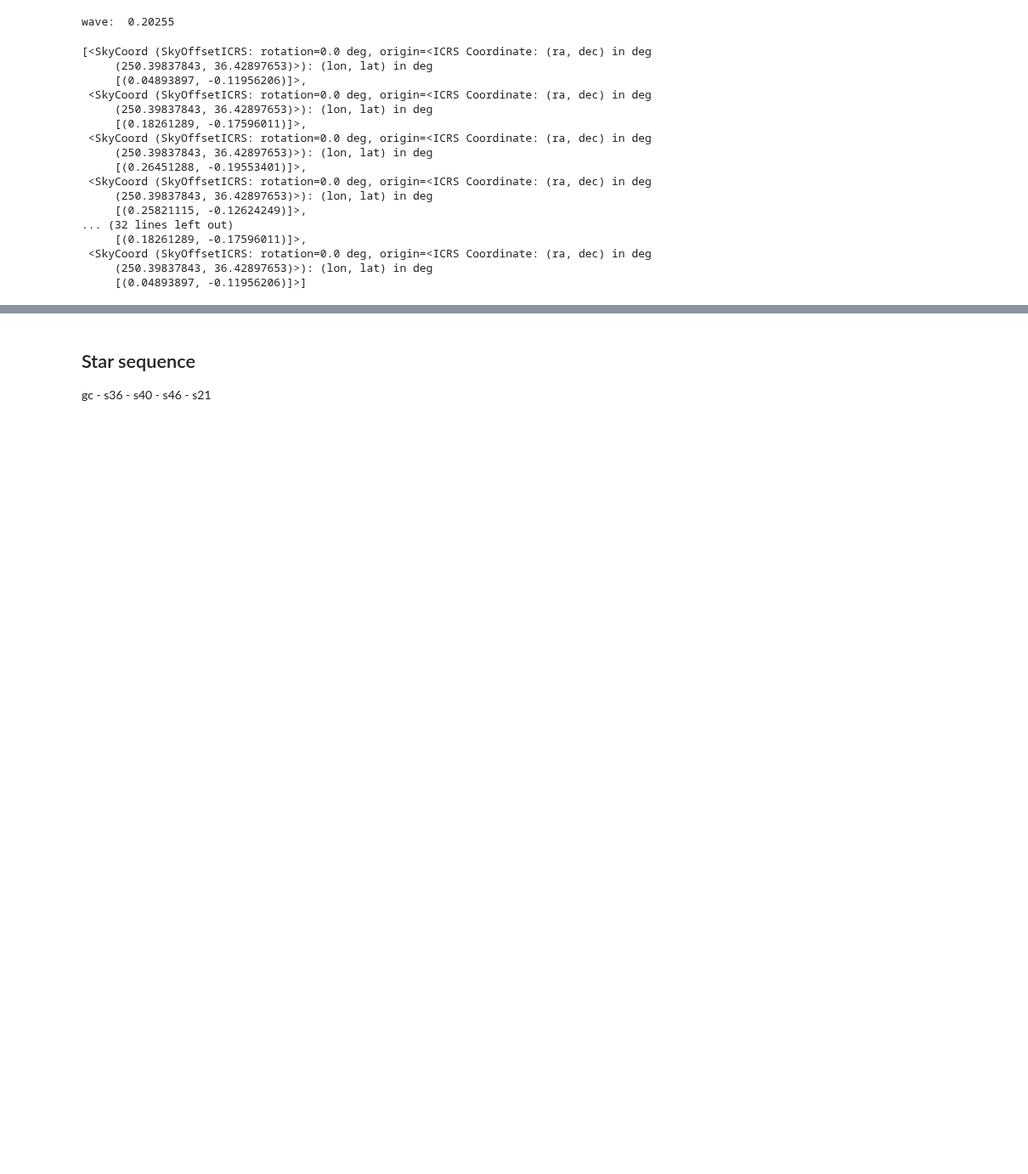
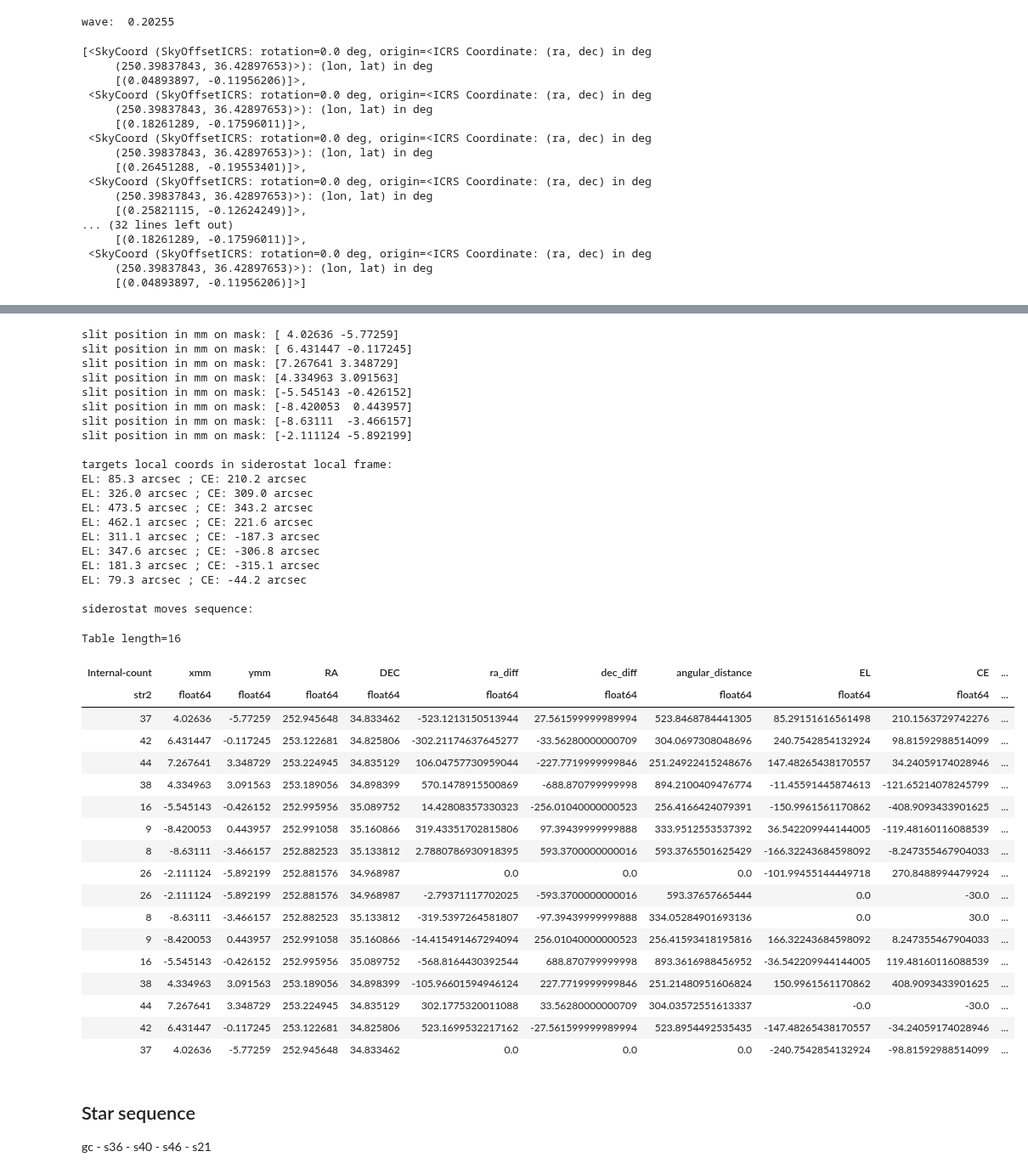
Before and after one commit to vpicouet/FireBallPipe, a Jupyter notebook: Notebook/2018/autocoll_XYcalib_180904_F2.ipynb, the cells around one changed output, grey strips where cells are left out. Shown at 85% size. Cells and saved outputs as stored; diff of their text form; code cells hidden in the pictures; blank space fills up the shorter version.

```diff
--- a/Notebook/2018/autocoll_XYcalib_180904_F2.ipynb
+++ b/Notebook/2018/autocoll_XYcalib_180904_F2.ipynb
@@ -231,3 +271,74 @@ EL: -85.3 arcsec ; CE -210.2 arcsec ; image: True
+# %%
+moves, flags, slits_coord_new = G2UVcor.compute_autocoll_moves_slits(slits, F2, hystcomp = True)
+CEg, Elg = 1.02928, 1.00379
+from astropy.table import hstack
+moves = Table.from_pandas(pd.DataFrame( np.hstack((moves,flags[:,None]))  , columns=["EL","CE","UV_image"]))
+# print(moves)
+moves["EL_abs"] =  [np.sum(moves["EL"][:i+1]) for i in range(len(moves))]
+moves["CE_abs"] = [np.sum(moves["CE"][:i+1]) for i in range(len(moves))]
+moves["UV_image"] = moves["UV_image"].astype(bool)
+new_cat = hstack((slit_path,moves[moves["UV_image"]][1:-1]))
+new_cat
+new_cat["EL_moves"] =  list(new_cat["EL_abs"][1:] - new_cat["EL_abs"][:-1]) +  [0]
+new_cat["CE_moves"] =  list(new_cat["CE_abs"][1:] - new_cat["CE_abs"][:-1]) +  [0]
+
+
+
+new_cat["El_sky_unrot"] = new_cat["EL_moves"]  * 2 * Elg
+new_cat["Cel_sky_unrot"] = new_cat["CE_moves"] * 2 * CEg
+# new_cat["El_sky"] = new_cat["CE_moves"]  * 2 * Elg
+# new_cat["Cel_sky"] = new_cat["EL_moves"] * 2 * CEg
+
+angle=70*np.pi/180
+new_cat["El_sky"] = np.cos(angle) * new_cat["El_sky_unrot"] -  new_cat["Cel_sky_unrot"]*np.sin(angle)
+new_cat["Cel_sky"] =  np.sin(angle) * new_cat["El_sky_unrot"] +  new_cat["Cel_sky_unrot"]*np.cos(angle)
+new_cat["Frame_angular_distance"] = np.sqrt(new_cat["El_sky"]**2 + new_cat["Cel_sky"]**2)
+new_cat["frame_divided_sky"] = new_cat["Frame_angular_distance"] / new_cat["angular_distance"]
+new_cat["EL_dec_ratio"] =   new_cat["El_sky"] / new_cat["dec_diff"]
+new_cat["CE_ra_ratio"] =   new_cat["Cel_sky"] / new_cat["ra_diff"]
+# new_cat
+new_cat.to_pandas().to_clipboard()
+new_cat#["ra_diff","dec_diff","EL_moves","CE_moves","El_sky","Cel_sky","frame_divided_sky","EL_dec_ratio","CE_ra_ratio"]
+# %% [output]
+slit position in mm on mask: [ 4.02636 -5.77259]
+slit position in mm on mask: [ 6.431447 -0.117245]
+slit position in mm on mask: [7.267641 3.348729]
+slit position in mm on mask: [4.334963 3.091563]
+slit position in mm on mask: [-5.545143 -0.426152]
+slit position in mm on mask: [-8.420053  0.443957]
+slit position in mm on mask: [-8.63111  -3.466157]
+slit position in mm on mask: [-2.111124 -5.892199]
+
+targets local coords in siderostat local frame:
+EL: 85.3 arcsec ; CE: 210.2 arcsec
+EL: 326.0 arcsec ; CE: 309.0 arcsec
+EL: 473.5 arcsec ; CE: 343.2 arcsec
+EL: 462.1 arcsec ; CE: 221.6 arcsec
+EL: 311.1 arcsec ; CE: -187.3 arcsec
+EL: 347.6 arcsec ; CE: -306.8 arcsec
+EL: 181.3 arcsec ; CE: -315.1 arcsec
+EL: 79.3 arcsec ; CE: -44.2 arcsec
+
+siderostat moves sequence:
+Table length=16
+| Internal-count | xmm | ymm | RA | DEC | ra_diff | dec_diff | angular_distance | EL | CE | ... |
+| str2 | float64 | float64 | float64 | float64 | float64 | float64 | float64 | float64 | float64 | ... |
+| 37 | 4.02636 | -5.77259 | 252.945648 | 34.833462 | -523.1213150513944 | 27.561599999989994 | 523.8468784441305 | 85.29151616561498 | 210.1563729742276 | ... |
+| 42 | 6.431447 | -0.117245 | 253.122681 | 34.825806 | -302.21174637645277 | -33.56280000000709 | 304.0697308048696 | 240.7542854132924 | 98.81592988514099 | ... |
+| 44 | 7.267641 | 3.348729 | 253.224945 | 34.835129 | 106.04757730959044 | -227.7719999999846 | 251.24922415248676 | 147.48265438170557 | 34.24059174028946 | ... |
+| 38 | 4.334963 | 3.091563 | 253.189056 | 34.898399 | 570.1478915500869 | -688.870799999998 | 894.2100409476774 | -11.45591445874613 | -121.65214078245799 | ... |
+| 16 | -5.545143 | -0.426152 | 252.995956 | 35.089752 | 14.42808357330323 | -256.01040000000523 | 256.4166424079391 | -150.9961561170862 | -408.9093433901625 | ... |
+| 9 | -8.420053 | 0.443957 | 252.991058 | 35.160866 | 319.43351702815806 | 97.39439999999888 | 333.9512553537392 | 36.542209944144005 | -119.48160116088539 | ... |
+| 8 | -8.63111 | -3.466157 | 252.882523 | 35.133812 | 2.7880786930918395 | 593.3700000000016 | 593.3765501625429 | -166.32243684598092 | -8.247355467904033 | ... |
+| 26 | -2.111124 | -5.892199 | 252.881576 | 34.968987 | 0.0 | 0.0 | 0.0 | -101.99455144449718 | 270.8488994479924 | ... |
+| 26 | -2.111124 | -5.892199 | 252.881576 | 34.968987 | -2.79371117702025 | -593.3700000000016 | 593.37657665444 | 0.0 | -30.0 | ... |
+| 8 | -8.63111 | -3.466157 | 252.882523 | 35.133812 | -319.5397264581807 | -97.39439999999888 | 334.05284901693136 | 0.0 | 30.0 | ... |
+| 9 | -8.420053 | 0.443957 | 252.991058 | 35.160866 | -14.415491467294094 | 256.01040000000523 | 256.41593418195816 | 166.32243684598092 | 8.247355467904033 | ... |
+| 16 | -5.545143 | -0.426152 | 252.995956 | 35.089752 | -568.8164430392544 | 688.870799999998 | 893.3616988456952 | -36.542209944144005 | 119.48160116088539 | ... |
+| 38 | 4.334963 | 3.091563 | 253.189056 | 34.898399 | -105.96601594946124 | 227.7719999999846 | 251.21480951606824 | 150.9961561170862 | 408.9093433901625 | ... |
+| 44 | 7.267641 | 3.348729 | 253.224945 | 34.835129 | 302.1775320011088 | 33.56280000000709 | 304.03572551613337 | -0.0 | -30.0 | ... |
+| 42 | 6.431447 | -0.117245 | 253.122681 | 34.825806 | 523.1699532217162 | -27.561599999989994 | 523.8954492535435 | -147.48265438170557 | -34.24059174028946 | ... |
+| 37 | 4.02636 | -5.77259 | 252.945648 | 34.833462 | 0.0 | 0.0 | 0.0 | -240.7542854132924 | -98.81592988514099 | ... |
 # %% [markdown]
 ## Star sequence
 
```
Also changed, not shown: parts of 12 cells of this notebook, 12 other files.
